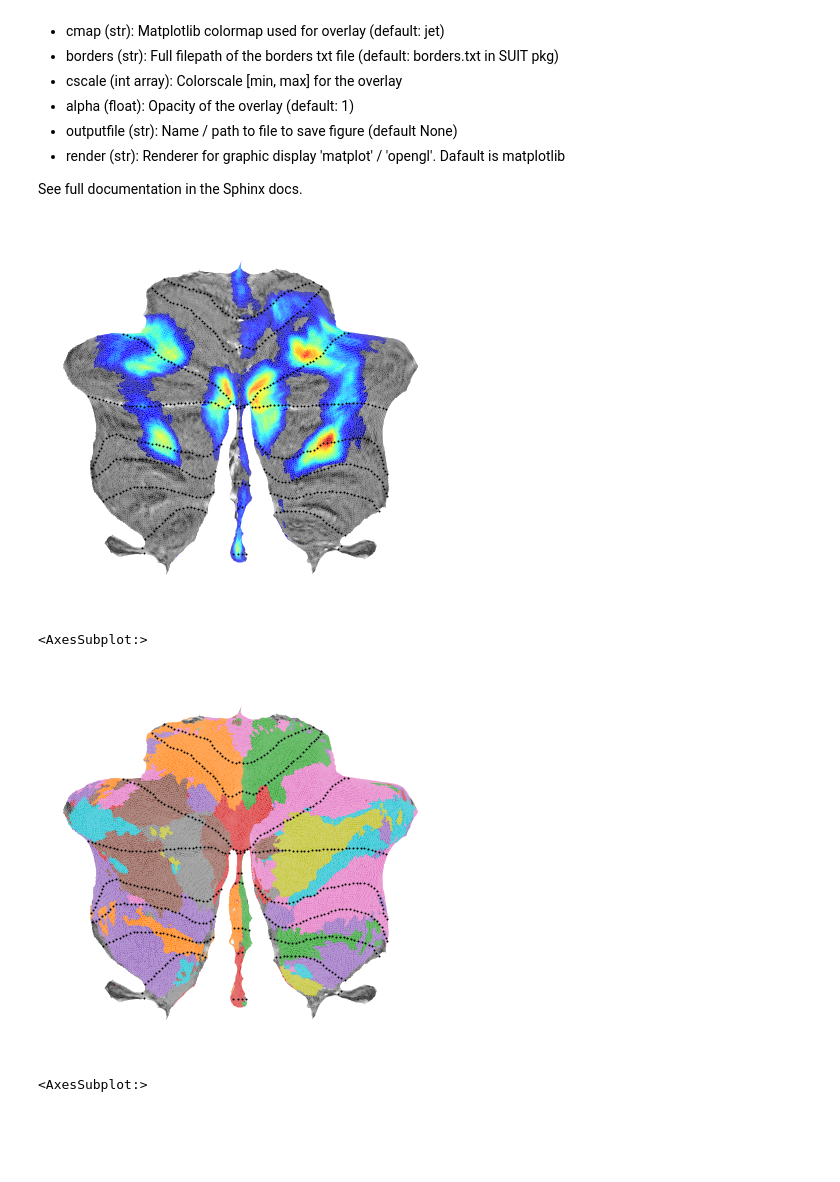
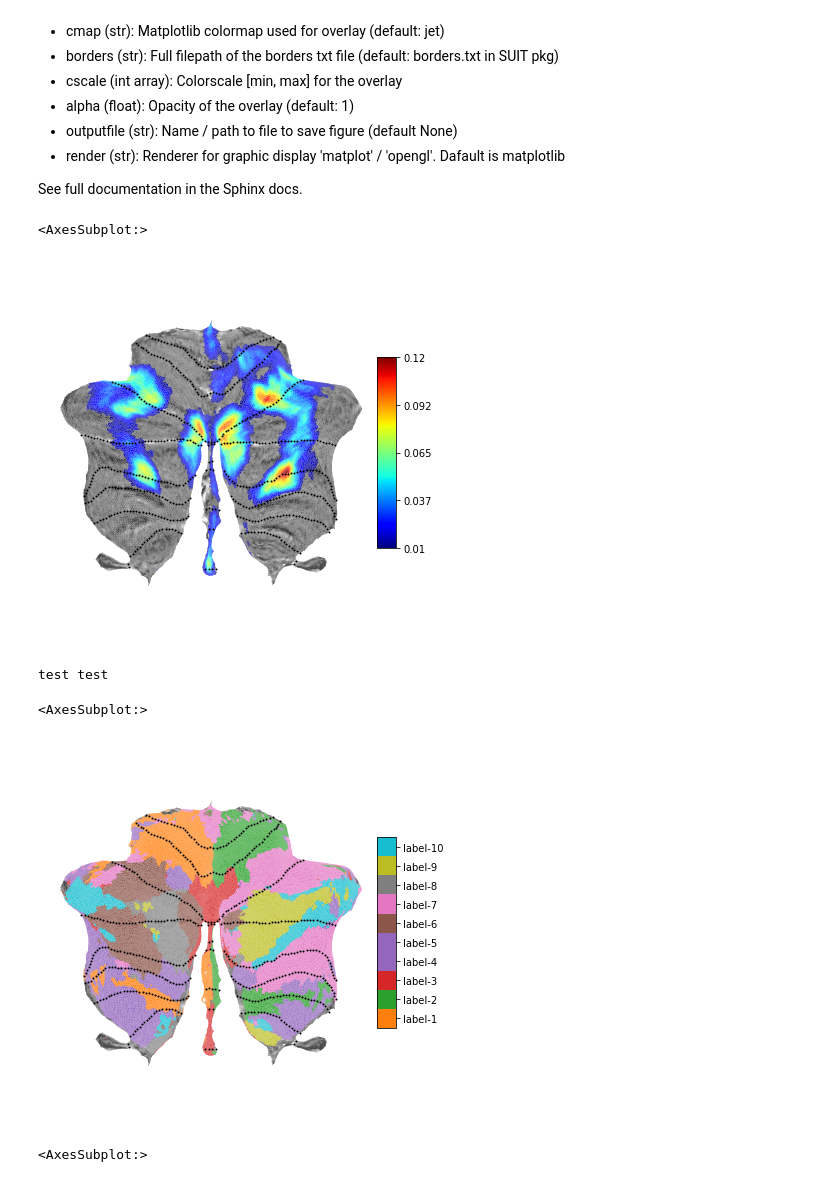
Before and after one commit to DiedrichsenLab/SUITPy, a Jupyter notebook: notebooks/flatmap_example.ipynb, the cells around one changed output. Drawn from its saved outputs; the diff is of its cells as text; code cells hidden in the pictures; blank space fills up the shorter version.

Commit message:
colorbar now reflects threshold arg and bug fixed in data arg

```diff
--- a/notebooks/flatmap_example.ipynb
+++ b/notebooks/flatmap_example.ipynb
@@ -93,17 +98,19 @@ Optional arguments are:
 
  See full documentation in the Sphinx docs.
 # %%
-ax=suit.flatmap.plot(funcdata,cmap='jet', threshold=0.01, new_figure=True)
+suit.flatmap.plot(data=funcdata, cmap='jet', threshold=[0.01, 0.12], new_figure=True, colorbar=True)
 # %% [output]
+<AxesSubplot:>
-[figure, old version]
+[figure, new version]
 # %%
 # For label data choose overlay_type = 'label' and set the colormap
 # to a qualitative (categorical) color map
 fig = plt.figure(figsize=(7,7))
-suit.flatmap.plot(labeldata, overlay_type='label',cmap='tab10')
+suit.flatmap.plot(labeldata, overlay_type='label', cmap='tab10', colorbar=True)
 # %% [output]
-<AxesSubplot:>
+test test
+<AxesSubplot:>
-[figure, old version]
+[figure, new version]
 # %%
 # You can also plot directly from a gifti file
 # When you choose 'label', suit.flatmap.plot will also extract the color map from
```
Also changed, not shown: parts of 3 cells of this notebook, 1 other file.
